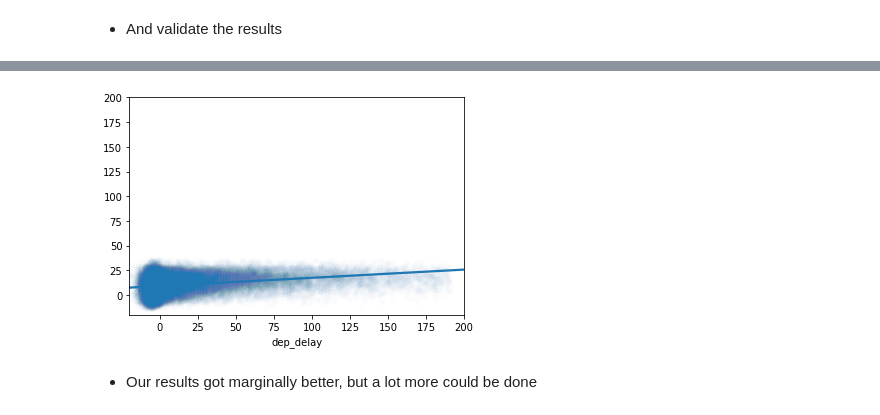
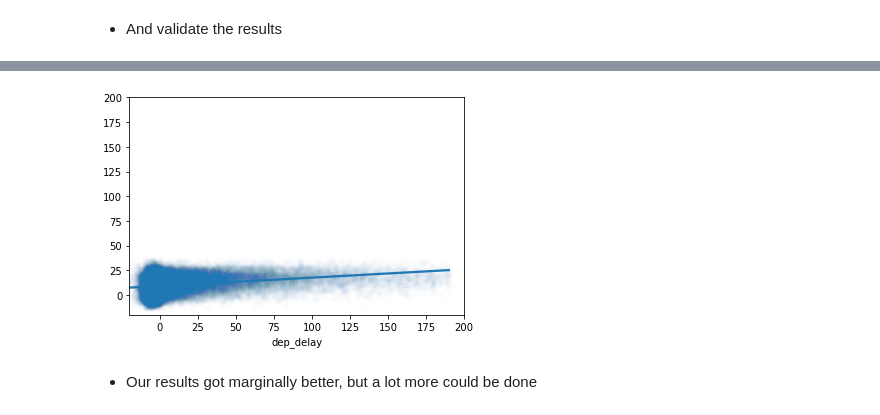
Before and after one commit to uc-python/intermediate-python-datasci, a Jupyter notebook: notebooks/09-Modeling.ipynb, the cells around one changed output, grey strips where cells are left out. Cells and saved outputs as stored; diff of their text form; code cells hidden in the pictures.

```diff
--- a/notebooks/09-Modeling.ipynb
+++ b/notebooks/09-Modeling.ipynb
@@ -559,8 +561,8 @@ test_rmse
 # %%
-sns.scatterplot(test_flights_df_target, linear_model.predict(test_flights_df_features), alpha = 0.01).set(xlim = (-20, 200), ylim=(-20, 200))
-sns.regplot(test_flights_df_target, linear_model.predict(test_flights_df_features), scatter = False);
+sns.scatterplot(x=test_flights_df_target, y=linear_model.predict(test_flights_df_features), alpha=0.01).set(xlim=(-20, 200), ylim=(-20, 200))
+sns.regplot(x=test_flights_df_target, y=linear_model.predict(test_flights_df_features), scatter=False);
 # %% [output]
-[figure, old version]
+[figure, new version]
 # %% [markdown]
 * Our results got marginally better, but a lot more could be done
 # %% [markdown]
```
Also changed, not shown: parts of 19 cells of this notebook.
